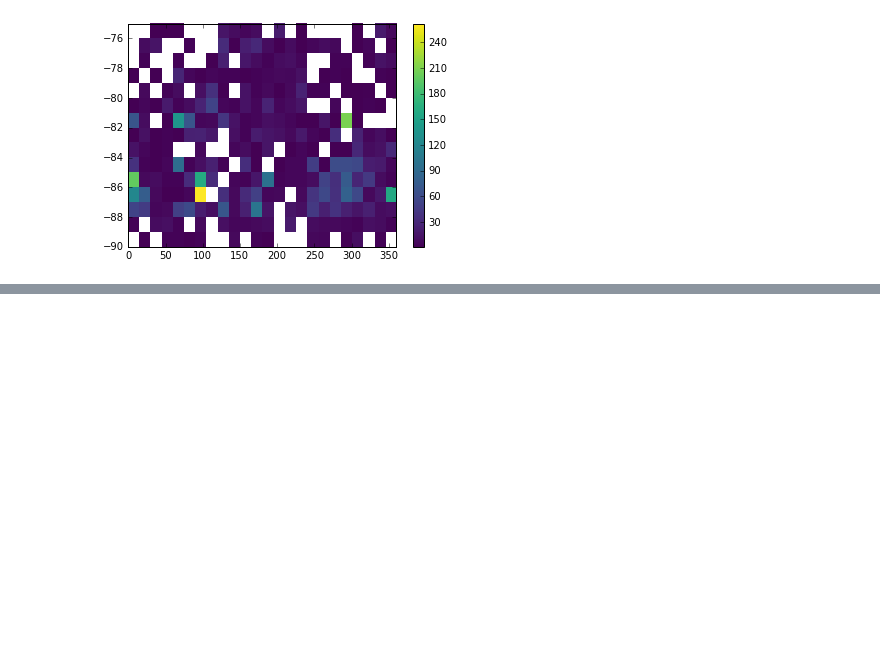
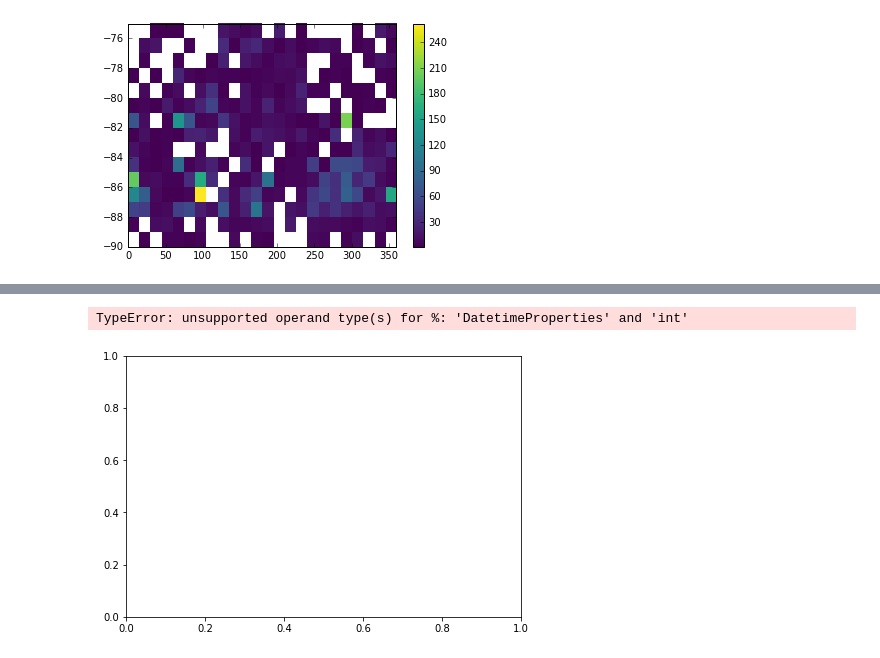
Before and after one commit to michaelaye/planet4, a Jupyter notebook: notebooks/south pole coverage plot.ipynb, the cells around one changed output, grey strips where cells are left out. Saved outputs shown, nothing was run; the diff lists cells and outputs as text; code cells hidden in the pictures; blank space fills up the shorter version.

```diff
--- a/notebooks/south pole coverage plot.ipynb
+++ b/notebooks/south pole coverage plot.ipynb
@@ -70,0 +173,10 @@ plt.colorbar()
+# %%
+import matplotlib.dates as mdates
+
+fig, ax = plt.subplots()
+myFmt = mdates.DateFormatter("%H:%M")
+ax.plot_date(df.time.dt % 1, df.data)
+ax.xaxis.set_major_formatter(myFmt)
+# %% [output]
+TypeError: unsupported operand type(s) for %: 'DatetimeProperties' and 'int'
+[figure, added]
```
Also changed, not shown: parts of 15 cells of this notebook, 22 other files.
